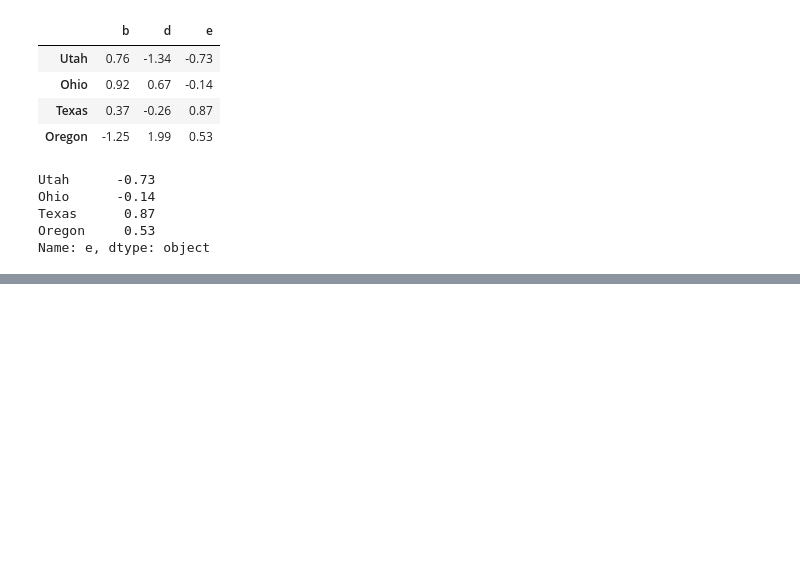
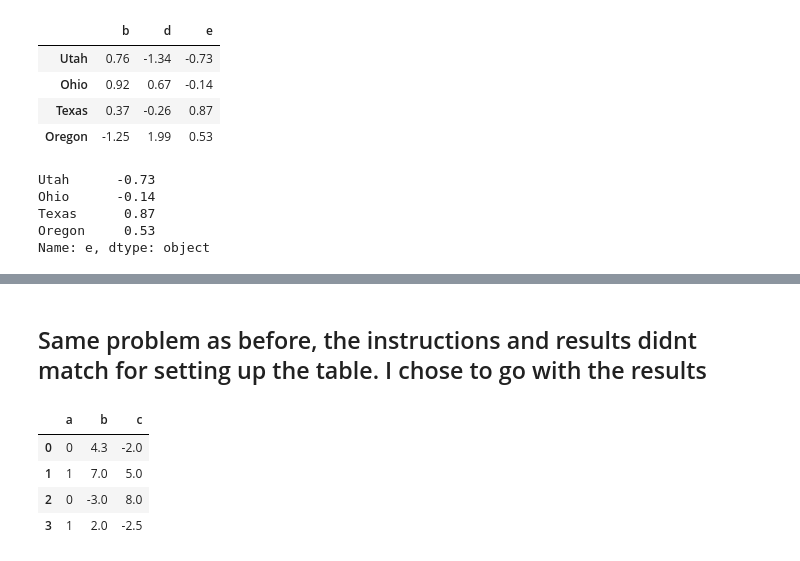
Before and after one commit to LydiaStoneKonstanski/WesCh5, a Jupyter notebook: Chapter5WorkAlong.ipynb, the cells around one changed output, grey strips where cells are left out. Cells and saved outputs as stored; diff of their text form; code cells hidden in the pictures; blank space fills up the shorter version.

```diff
--- a/Chapter5WorkAlong.ipynb
+++ b/Chapter5WorkAlong.ipynb
@@ -1153,0 +1277,12 @@ obj = pd.Series(range(4),
+# %% [markdown]
+## Same problem as before, the instructions and results didnt match for setting up the table. I chose to go with the results
+# %%
+frame = pd.DataFrame({'a': [0, 1, 0, 1], 'b':[4.3, 7, -3, 2], 'c': [-2, 5, 8, -2.5]})
+# %%
+frame
+# %% [output]
+|  | a | b | c |
+| 0 | 0 | 4.3 | -2.0 |
+| 1 | 1 | 7.0 | 5.0 |
+| 2 | 0 | -3.0 | 8.0 |
+| 3 | 1 | 2.0 | -2.5 |
```
Also changed, not shown: parts of 33 cells of this notebook.
